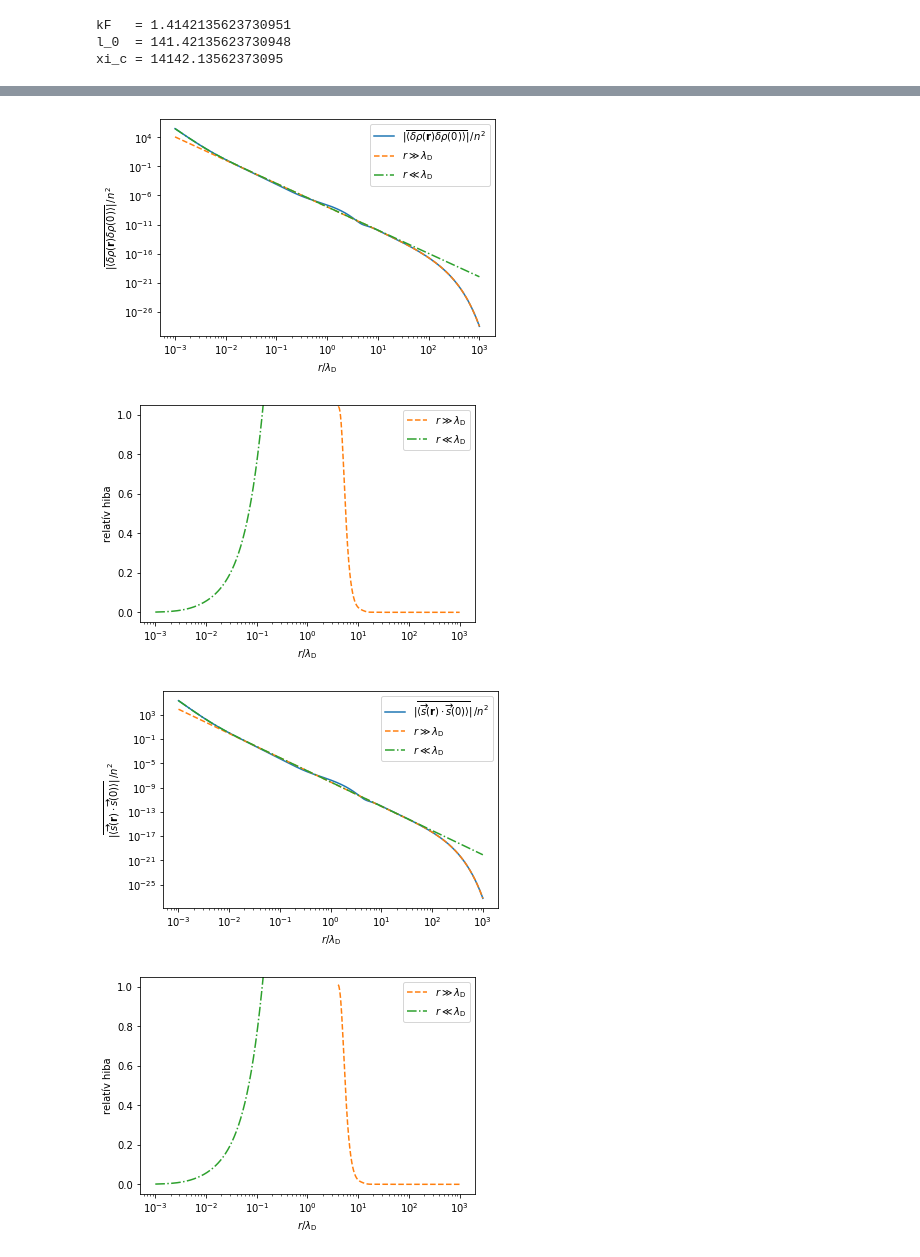
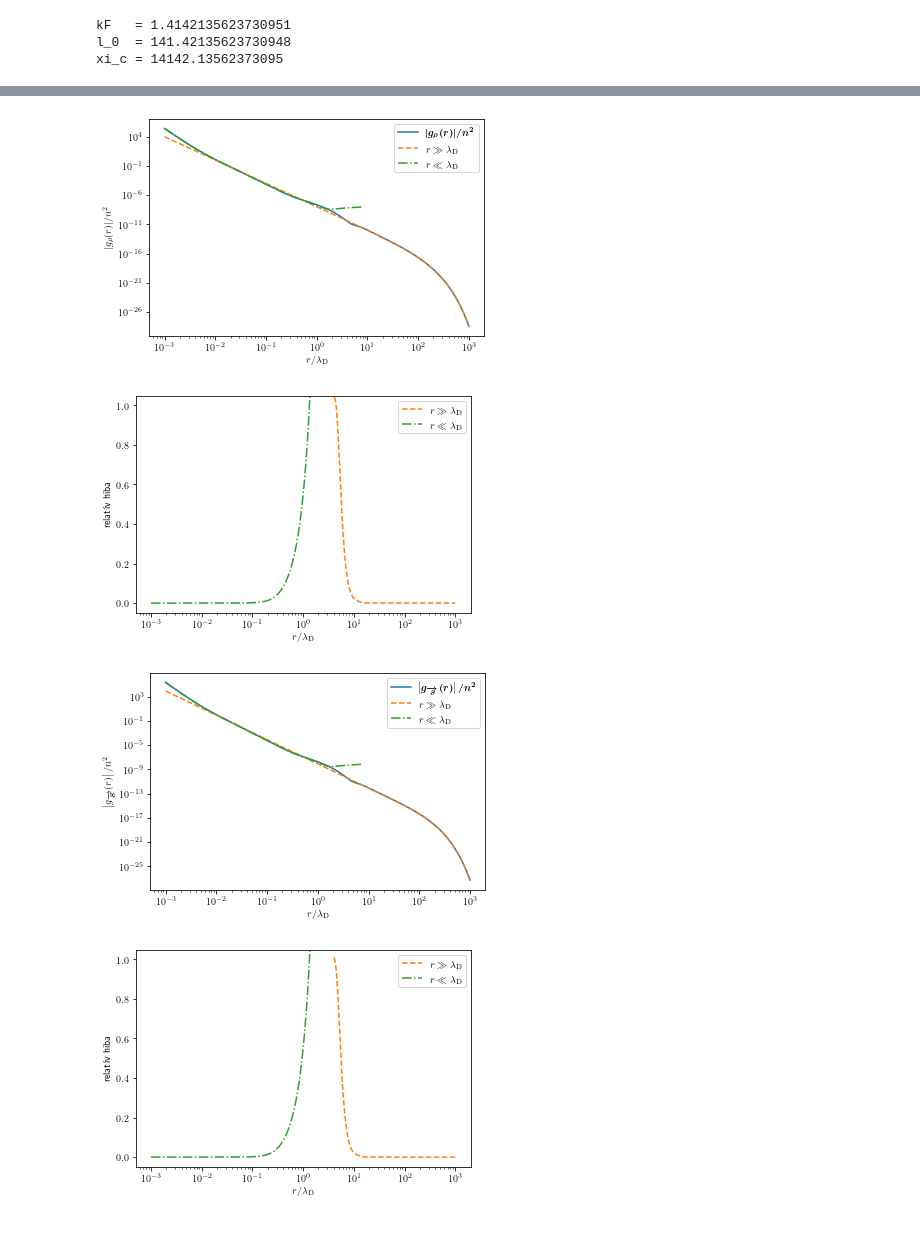
Before and after one commit to Il-Capitano/bsc-thesis, a Jupyter notebook: python/superconducting_state.ipynb, the cells around one changed output, grey strips where cells are left out. Cells and saved outputs as stored; diff of their text form; code cells hidden in the pictures.

```diff
--- a/python/superconducting_state.ipynb
+++ b/python/superconducting_state.ipynb
@@ -2,6 +2,8 @@
 import numpy as np
 import matplotlib.pyplot as plt
 from scipy import integrate, special
+plt.rcParams['text.usetex'] = True
+plt.rcParams['text.latex.preamble'] = r'\usepackage{bm}'
 # %%
 delta = 0.0001
 w0 = 0.01
@@ -173,41 +175,36 @@ rs_norm = rs / l_0
 
 fs = calc_f(rs) / n
 far_field_fs = calc_far_field_fs(rs) / n
-near_field_fs = 0 #calc_near_field_fs(rs) / n
+near_field_fs = 0#calc_near_field_fs(rs) / n
 
 gs = calc_g(rs) / n
 far_field_gs = calc_far_field_gs(rs) / n
-near_field_gs = 1 / (2 * np.pi**2) * (1 - 1.j * kF * rs) / rs**3 / n
+near_field_gs = calc_near_field_gs(rs) / n
 normal_gs = calc_g_normal(rs) / n
 # %%
 def calc_square_bound(zs):
     return np.abs(zs)**2
 # %%
-g2s = calc_square_bound(gs)
-f2s = calc_square_bound(fs)
-far_g2s = calc_square_bound(far_field_gs)
-near_g2s = calc_square_bound(near_field_gs)
-far_f2s = calc_square_bound(far_field_fs)
-near_f2s = calc_square_bound(near_field_fs)
-normal_g2s = calc_square_bound(normal_gs)
+def calc_rhos(fs, gs):
+    return 2 * fs**2 - 2 * gs**2
 
-rhos = 2 * f2s - 2 * g2s
-far_rhos = 2 * far_f2s - 2 * far_g2s
-near_rhos = 2 * near_f2s - 2 * near_g2s
+rhos = calc_rhos(fs, gs)
+far_rhos = calc_rhos(far_field_fs, far_field_gs)
+near_rhos = calc_rhos(near_field_fs, near_field_gs)
 
 plt.figure(1)
-plt.loglog(rs_norm, np.abs(rhos), label=r'$|\overline{\langle\delta\rho(\mathbf{r}) \delta\rho(0)\rangle}| \, / n^2$')
+plt.loglog(rs_norm, np.abs(rhos), label=r'$\boldsymbol{|g_\rho(r)| / n^2}$')
 plt.plot(rs_norm, np.abs(far_rhos), '--', label=r'$r \gg \lambda_\mathrm{D}$')
-plt.plot(rs_norm, np.abs(near_rhos), '-.', label=r'$r \ll \lambda_\mathrm{D}$')
+plt.plot(rs_norm[:650], np.abs(near_rhos)[:650], '-.', label=r'$r \ll \lambda_\mathrm{D}$')
 plt.xlabel(r'$r / \lambda_\mathrm{D}$')
-plt.ylabel(r'$|\overline{\langle\delta\rho(\mathbf{r}) \delta\rho(0)\rangle}| \, / n^2$')
+plt.ylabel(r'$|g_\rho(r)| / n^2$')
 plt.legend()
 
 plt.savefig("../latex/rho.pdf", format="pdf", bbox_inches="tight")
 
-rhos_complex = 2 * fs**2 - 2 * gs**2
-far_rhos_complex = 2 * far_field_fs**2 - 2 * far_field_gs**2
-near_rhos_complex = 2 * near_field_fs**2 - 2 * near_field_gs**2
+rhos_complex = rhos
+far_rhos_complex = far_rhos
+near_rhos_complex = near_rhos
 
 plt.figure(2)
 plt.semilogx(rs_norm[600:], np.abs((rhos_complex - far_rhos_complex) / rhos_complex)[600:], '--', label=r'$r \gg \lambda_\mathrm{D}$', color='tab:orange')
@@ -221,46 +218,41 @@ plt.savefig("../latex/rho_error.pdf", format="pdf", bbox_inches="tight")
 
 plt.show()
 # %% [output]
-[figure, old version]
+[figure, new version]
-[figure, old version]
+[figure, new version]
 # %%
-g2s = calc_square_bound(gs)
-f2s = calc_square_bound(fs)
-far_g2s = calc_square_bound(far_field_gs)
-near_g2s = calc_square_bound(near_field_gs)
-far_f2s = calc_square_bound(far_field_fs)
-near_f2s = calc_square_bound(near_field_fs)
-normal_g2s = calc_square_bound(normal_gs)
+def calc_ss(fs, gs):
+    return -3/2 * (fs**2 + gs**2)
 
-ss = -3/2 * (f2s + g2s)
-far_ss = -3/2 * (far_f2s + far_g2s)
-near_ss = -3/2 * (near_f2s + near_g2s)
+ss = calc_ss(fs, gs)
+far_ss = calc_ss(far_field_fs, far_field_gs)
+near_ss = calc_ss(near_field_fs, near_field_gs)
 
 plt.figure(1)
-plt.loglog(rs_norm, np.abs(ss), label=r'$|\overline{\langle\overrightarrow{s}(\mathbf{r}) \cdot \overrightarrow{s}(0)\rangle}| \, / n^2$')
+plt.loglog(rs_norm, np.abs(ss), label=r'$\boldsymbol{\left|g_{\overrightarrow{\bm{s}}}(r)\right| / n^2}$')
 plt.plot(rs_norm, np.abs(far_ss), '--', label=r'$r \gg \lambda_\mathrm{D}$')
-plt.plot(rs_norm, np.abs(near_ss), '-.', label=r'$r \ll \lambda_\mathrm{D}$')
+plt.plot(rs_norm[:650], np.abs(near_ss)[:650], '-.', label=r'$r \ll \lambda_\mathrm{D}$')
 plt.xlabel(r'$r / \lambda_\mathrm{D}$')
-plt.ylabel(r'$|\overline{\langle\overrightarrow{s}(\mathbf{r}) \cdot \overrightarrow{s}(0)\rangle}| \, / n^2$')
+plt.ylabel(r'$\left|g_{\overrightarrow{\bm{s}}}(r)\right| / n^2$')
 plt.legend()
 
 plt.savefig("../latex/s.pdf", format="pdf", bbox_inches="tight")
 
-ss_complex = -3/2 * (fs**2 + gs**2)
-far_ss_complex = -3/2 * (far_field_fs**2 + far_field_gs**2)
-near_ss_complex = -3/2 * (near_field_fs**2 + near_field_gs**2)
+ss_complex = ss
+far_ss_complex = far_ss
+near_ss_complex = near_ss
 
 plt.figure(2)
 plt.semilogx(rs_norm[600:], np.abs((ss_complex - far_ss_complex) / ss_complex)[600:], '--', label=r'$r \gg \lambda_\mathrm{D}$', color='tab:orange')
 plt.plot(rs_norm, np.abs((ss_complex - near_ss_complex) / ss_complex), '-.', label=r'$r \ll \lambda_\mathrm{D}$', color='tab:green')
 plt.ylim([-0.05, 1.05])
 plt.xlabel(r'$r / \lambda_\mathrm{D}$')
 plt.ylabel('relatív hiba')
 plt.legend()
 
 plt.savefig("../latex/s_error.pdf", format="pdf", bbox_inches="tight")
 
 plt.show()
 # %% [output]
-[figure, old version]
+[figure, new version]
-[figure, old version]
+[figure, new version]
```
Also changed, not shown: parts of 3 cells of this notebook, 13 other files.
